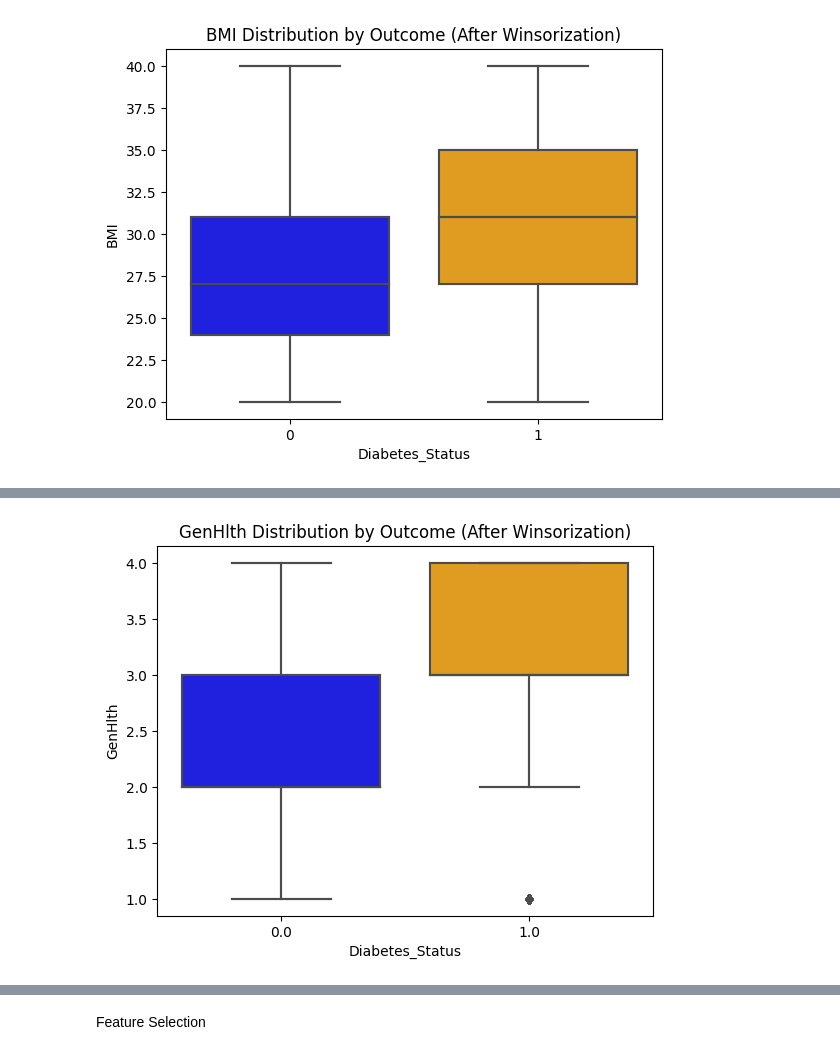
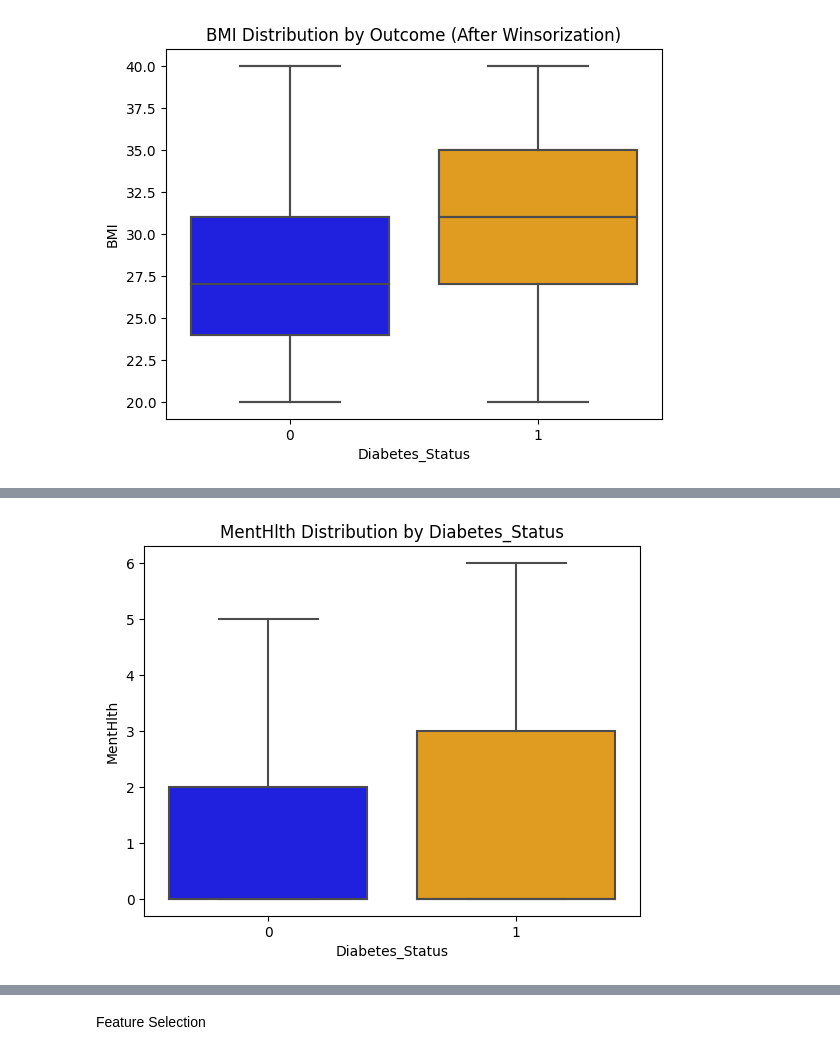
Before and after one commit to GraceOluwafemi/Msc-Project, a Jupyter notebook: project.ipynb, the cells around one changed output, grey strips where cells are left out. Saved outputs shown, nothing was run; the diff lists cells and outputs as text; code cells hidden in the pictures.

```diff
--- a/project.ipynb
+++ b/project.ipynb
@@ -414,21 +414,17 @@ plt.show()
+# %%
+# Replace values in the 'GenHlth' column with mean value of 2.5 where 'Diabetes_Status' is equal to 0 and 'GenHlth' is greater than 4
+data.loc[(data["Diabetes_Status"] == 0) & (data["GenHlth"] > 4), 'GenHlth'] = 2.5
+
+# Replace values in the 'GenHlth' column with mean value of 2.5 where 'Diabetes_Status' is equal to 0 and 'GenHlth' is less than 1.5
+data.loc[(data["Diabetes_Status"] == 1) & (data["GenHlth"] < 1.5), 'GenHlth'] = 2.5
 # %%
 # Create a boxplot
-sns.boxplot(x='Diabetes_Status', y='GenHlth', data=data, palette=['blue', 'orange'])
-plt.title('GenHlth Distribution by Outcome')
+sns.boxplot(x='Diabetes_Status', y='MentHlth', data=data, palette=['blue', 'orange'])
+plt.title('MentHlth Distribution by Diabetes_Status')
 plt.xlabel('Diabetes_Status')
-plt.ylabel('GenHlth')
-
-# Winsorize outliers
-winsorized_GenHlth = winsorize(data['GenHlth'], limits=[0.09, 0.057])
-data['GenHlth'] = winsorized_GenHlth
-
-# Display the plot with updated boxplot
-sns.boxplot(x='Diabetes_Status', y='GenHlth', data=data, palette=['blue', 'orange'])
-plt.title('GenHlth Distribution by Outcome (After Winsorization)')
-plt.xlabel('Diabetes_Status')
-plt.ylabel('GenHlth')
+plt.ylabel('MentHlth')
 
 # Display the plot
 plt.show()
 # %% [output]
-[figure, old version]
+[figure, new version]
```
Also changed, not shown: parts of 8 cells of this notebook.
